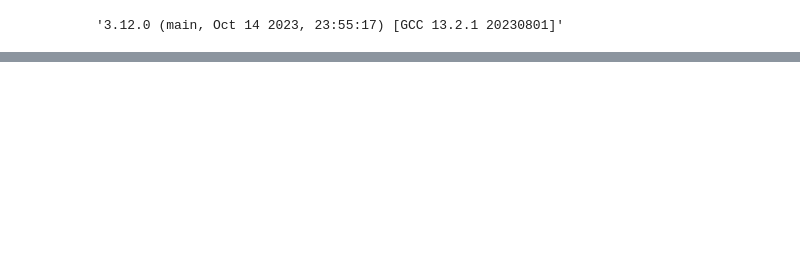
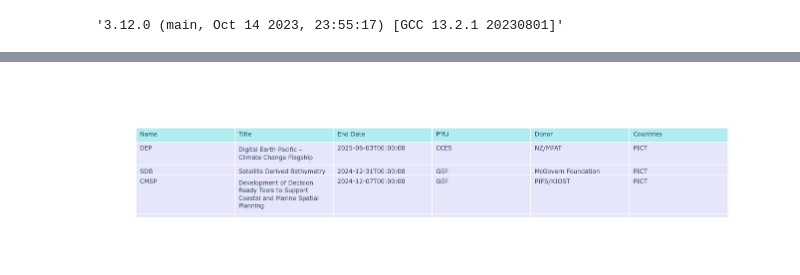
Before and after one commit to sopac/eoo-projects, a Jupyter notebook: projects.ipynb, the cells around one changed output, grey strips where cells are left out. Saved outputs shown, nothing was run; the diff lists cells and outputs as text; code cells hidden in the pictures; blank space fills up the shorter version.

```diff
--- a/projects.ipynb
+++ b/projects.ipynb
@@ -22,0 +24,13 @@ projects
+# %%
+df = projects
+fig = go.Figure(data=[go.Table(
+    header=dict(values=['Name', 'Title', 'End Date', 'PMU', 'Donor', 'Countries'],
+                fill_color='paleturquoise',
+                align='left'),
+    cells=dict(values=[df.Name, df.Title, df.EndDate, df.PMU, df.Donor, df. Countries],
+               fill_color='lavender',
+               align='left'))
+])
+fig.write_html("projects.html")
+fig.show()
+# %% [output]
@@ -23,3 +38,4 @@ projects
+[figure, added]
 # %%
 df = pd.read_excel("workplan.xlsx")
 # %%
```
Also changed, not shown: parts of 5 cells of this notebook, 5 other files.
